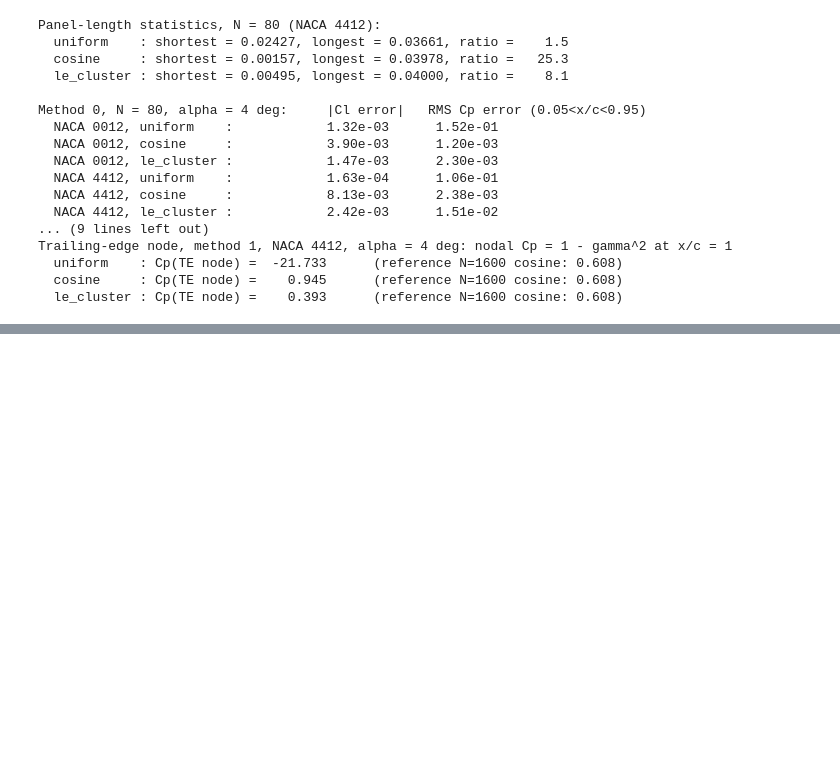
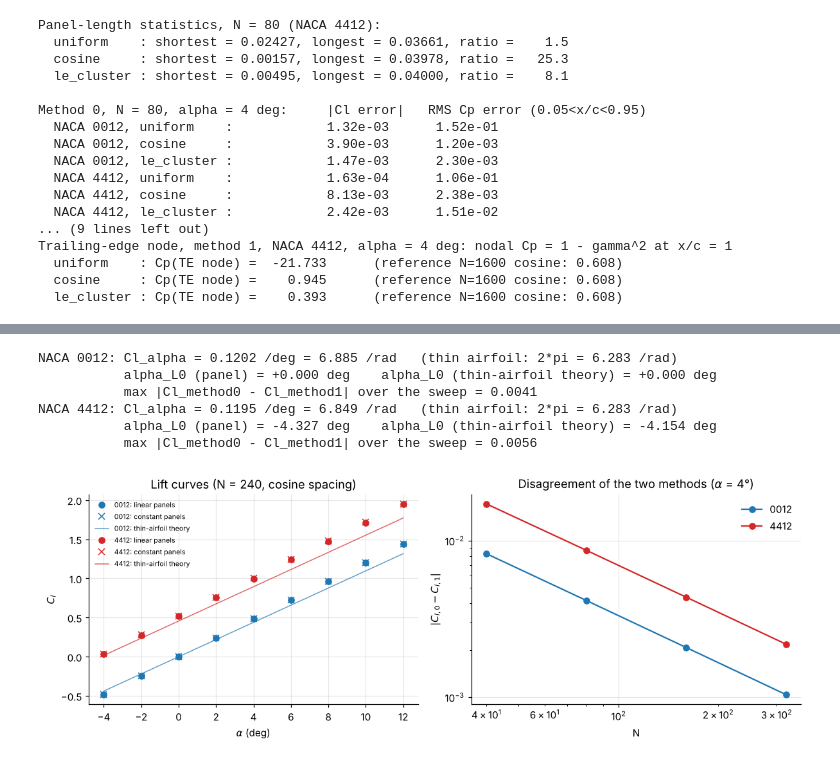
Before and after one commit to Bala-Surya-127/AE611_2026, a Jupyter notebook: SC26M009_VPM.ipynb, the cells around one changed output, grey strips where cells are left out. Saved outputs shown, nothing was run; the diff lists cells and outputs as text; code cells hidden in the pictures; blank space fills up the shorter version.

Commit message:
Prediction of airfoil characteristics

```diff
--- a/SC26M009_VPM.ipynb
+++ b/SC26M009_VPM.ipynb
@@ -615,0 +628,39 @@ plt.tight_layout(); plt.show()
+# %%
+N_pred = 240
+alphas = np.arange(-4, 13, 2.0)
+pred = {}
+for code in ("0012", "4412"):
+    for method in (0, 1):
+        pred[(code, method)] = np.array([solve(code, N_pred, a, method)[0]["Cl"] for a in alphas])
+    p1 = np.polyfit(alphas, pred[(code, 1)], 1)
+    aL0_panel = -p1[1] / p1[0]
+    print(f"NACA {code}: Cl_alpha = {p1[0]:.4f} /deg = {np.degrees(p1[0]):.3f} /rad   (thin airfoil: 2*pi = 6.283 /rad)")
+    print(f"           alpha_L0 (panel) = {aL0_panel:+.3f} deg    alpha_L0 (thin-airfoil theory) = {thin_airfoil_alpha_L0(code):+.3f} deg")
+    print(f"           max |Cl_method0 - Cl_method1| over the sweep = {np.max(abs(pred[(code,0)]-pred[(code,1)])):.4f}")
+# %% [output]
+NACA 0012: Cl_alpha = 0.1202 /deg = 6.885 /rad   (thin airfoil: 2*pi = 6.283 /rad)
+           alpha_L0 (panel) = +0.000 deg    alpha_L0 (thin-airfoil theory) = +0.000 deg
+           max |Cl_method0 - Cl_method1| over the sweep = 0.0041
+NACA 4412: Cl_alpha = 0.1195 /deg = 6.849 /rad   (thin airfoil: 2*pi = 6.283 /rad)
+           alpha_L0 (panel) = -4.327 deg    alpha_L0 (thin-airfoil theory) = -4.154 deg
+           max |Cl_method0 - Cl_method1| over the sweep = 0.0056
+# %%
+fig, ax = plt.subplots(1, 2, figsize=(11, 4))
+a_f = np.linspace(-4, 12, 50)
+for code, c in (("0012", "C0"), ("4412", "C3")):
+    ax[0].plot(alphas, pred[(code, 1)], "o", color=c, label=f"{code}: linear panels")
+    ax[0].plot(alphas, pred[(code, 0)], "x", color=c, ms=6, label=f"{code}: constant panels")
+    ax[0].plot(a_f, 2 * np.pi * np.radians(a_f - thin_airfoil_alpha_L0(code)), "-", color=c, lw=1, alpha=.7,
+               label=f"{code}: thin-airfoil theory")
+ax[0].set(xlabel=r"$\alpha$ (deg)", ylabel="$C_l$", title="Lift curves (N = 240, cosine spacing)")
+ax[0].legend(fontsize=7)
+
+# lift: error between methods vs N at alpha = 4
+for code, c in (("0012", "C0"), ("4412", "C3")):
+    d = [abs(solve(code, int(N), 4.0, 0)[0]["Cl"] - solve(code, int(N), 4.0, 1)[0]["Cl"]) for N in (40, 80, 160, 320)]
+    ax[1].loglog((40, 80, 160, 320), d, "o-", color=c, label=code)
+ax[1].set(xlabel="N", ylabel=r"$|C_{l,0} - C_{l,1}|$", title=r"Disagreement of the two methods ($\alpha$ = 4°)")
+ax[1].legend()
+plt.tight_layout(); plt.show()
+# %% [output]
+[figure, added]
```
Also changed, not shown: parts of 7 cells of this notebook.
